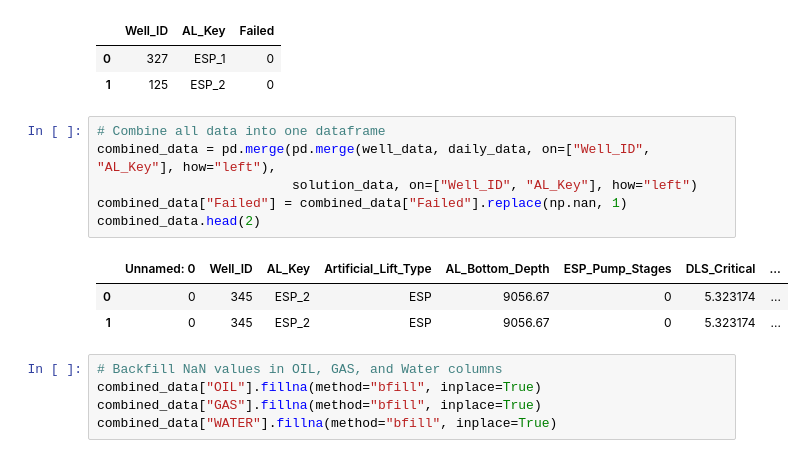
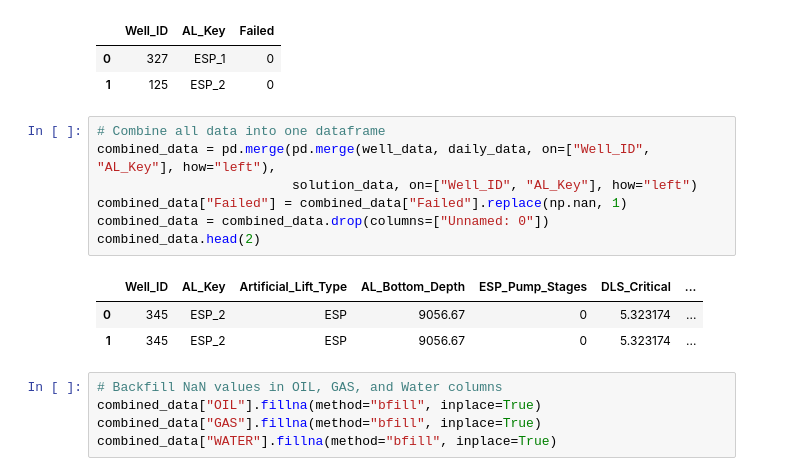
Before and after one commit to BenStormer/Hackalopes-Cleaned, a Jupyter notebook: data_viz.ipynb, the cells around one changed output. Drawn from its saved outputs; the diff is of its cells as text.

```diff
--- a/data_viz.ipynb
+++ b/data_viz.ipynb
@@ -39,13 +39,14 @@ solution_data.head(2)
 # %%
 # Combine all data into one dataframe
 combined_data = pd.merge(pd.merge(well_data, daily_data, on=["Well_ID", "AL_Key"], how="left"),
                          solution_data, on=["Well_ID", "AL_Key"], how="left")
 combined_data["Failed"] = combined_data["Failed"].replace(np.nan, 1)
+combined_data = combined_data.drop(columns=["Unnamed: 0"])
 combined_data.head(2)
 # %% [output]
-|  | Unnamed: 0 | Well_ID | AL_Key | Artificial_Lift_Type | AL_Bottom_Depth | ESP_Pump_Stages | DLS_Critical | ... |
-| 0 | 0 | 345 | ESP_2 | ESP | 9056.67 | 0 | 5.323174 | ... |
-| 1 | 0 | 345 | ESP_2 | ESP | 9056.67 | 0 | 5.323174 | ... |
+|  | Well_ID | AL_Key | Artificial_Lift_Type | AL_Bottom_Depth | ESP_Pump_Stages | DLS_Critical | ... |
+| 0 | 345 | ESP_2 | ESP | 9056.67 | 0 | 5.323174 | ... |
+| 1 | 345 | ESP_2 | ESP | 9056.67 | 0 | 5.323174 | ... |
 # %%
 # Backfill NaN values in OIL, GAS, and Water columns
 combined_data["OIL"].fillna(method="bfill", inplace=True)
```
Also changed, not shown: parts of 7 cells of this notebook.
